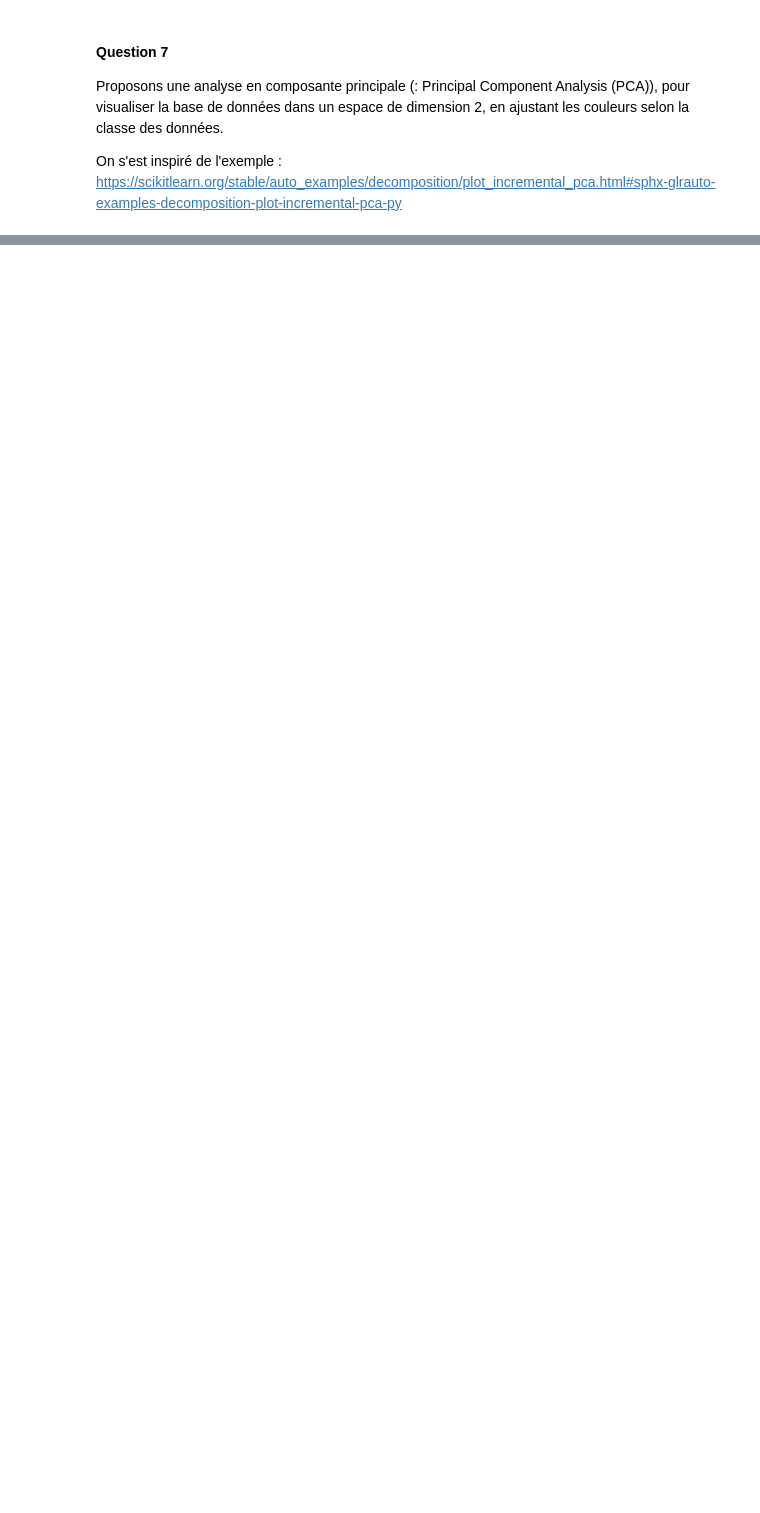
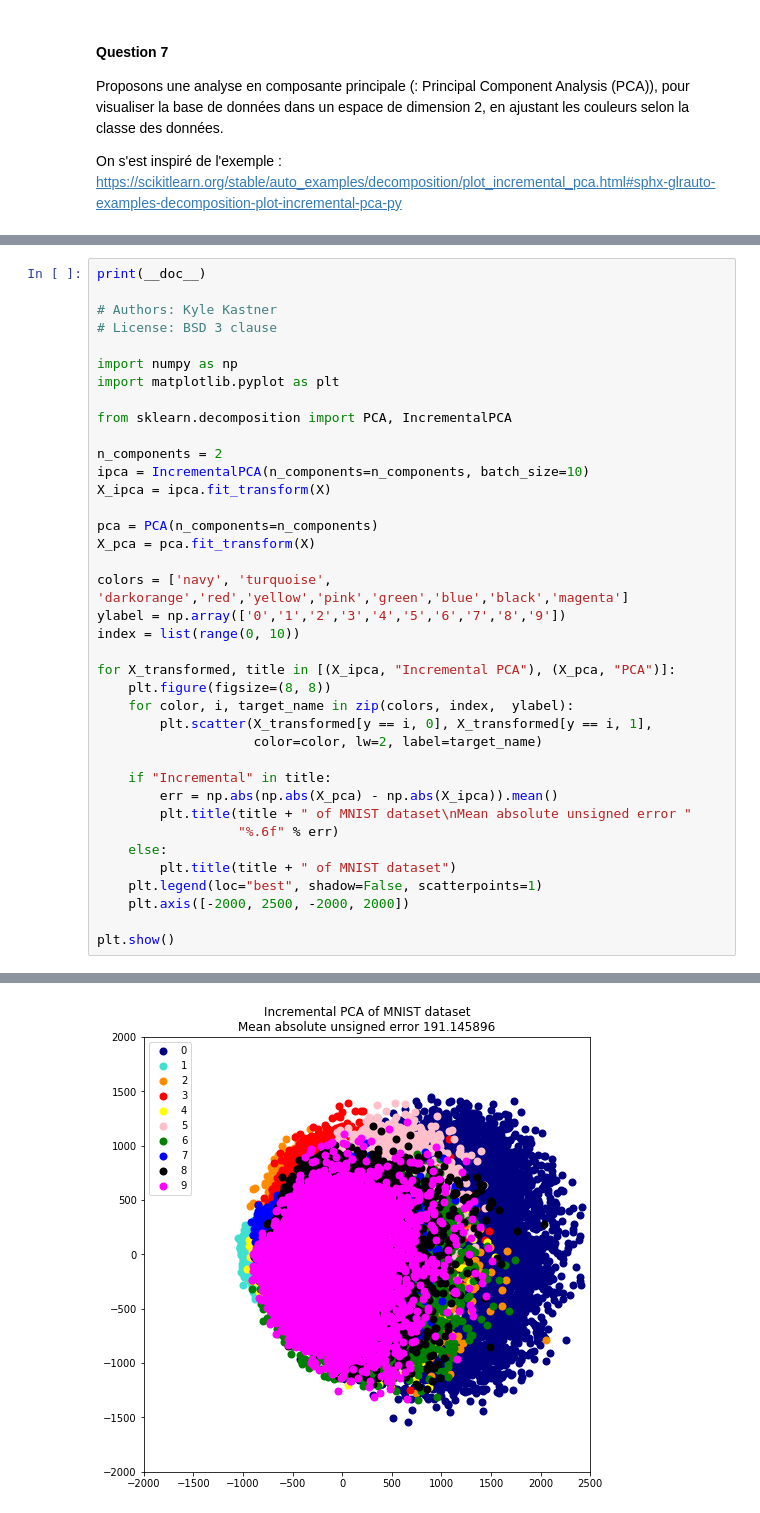
Before and after one commit to Elpysum/Projet-Dev-Log, a Jupyter notebook: Jupyter Notebook/TP_devlog1.ipynb, the cells around one changed output, grey strips where cells are left out. Cells and saved outputs as stored; diff of their text form; blank space fills up the shorter version.

```diff
--- a/Jupyter Notebook/TP_devlog1.ipynb
+++ b/Jupyter Notebook/TP_devlog1.ipynb
@@ -292,0 +297,39 @@ fig_digit?
+# %%
+print(__doc__)
+
+# Authors: Kyle Kastner
+# License: BSD 3 clause
+
+import numpy as np
+import matplotlib.pyplot as plt
+
+from sklearn.decomposition import PCA, IncrementalPCA
+
+n_components = 2
+ipca = IncrementalPCA(n_components=n_components, batch_size=10)
+X_ipca = ipca.fit_transform(X)
+
+pca = PCA(n_components=n_components)
+X_pca = pca.fit_transform(X)
+
+colors = ['navy', 'turquoise', 'darkorange','red','yellow','pink','green','blue','black','magenta']
+ylabel = np.array(['0','1','2','3','4','5','6','7','8','9'])
+index = list(range(0, 10))
+
+for X_transformed, title in [(X_ipca, "Incremental PCA"), (X_pca, "PCA")]:
+    plt.figure(figsize=(8, 8))
+    for color, i, target_name in zip(colors, index,  ylabel):
+        plt.scatter(X_transformed[y == i, 0], X_transformed[y == i, 1],
+                    color=color, lw=2, label=target_name)
+
+    if "Incremental" in title:
+        err = np.abs(np.abs(X_pca) - np.abs(X_ipca)).mean()
+        plt.title(title + " of MNIST dataset\nMean absolute unsigned error "
+                  "%.6f" % err)
+    else:
+        plt.title(title + " of MNIST dataset")
+    plt.legend(loc="best", shadow=False, scatterpoints=1)
+    plt.axis([-2000, 2500, -2000, 2000])
+
+plt.show()
+# %% [output]
@@ -292,0 +337 @@ fig_digit?
+[figure, added]
```
Also changed, not shown: parts of 3 cells of this notebook.
